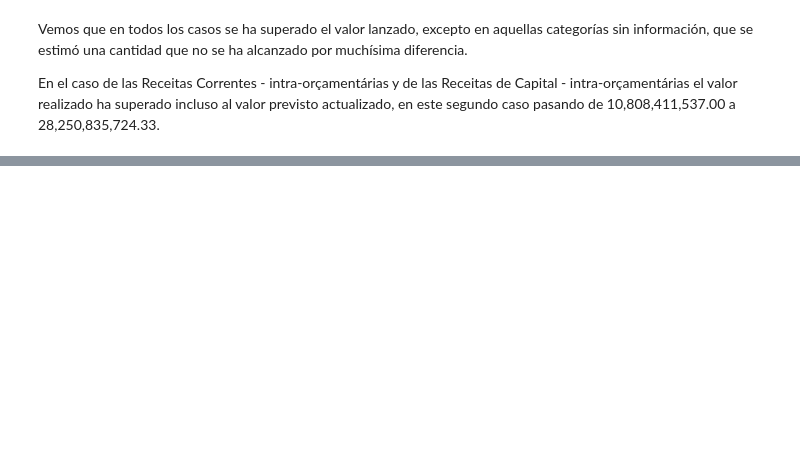
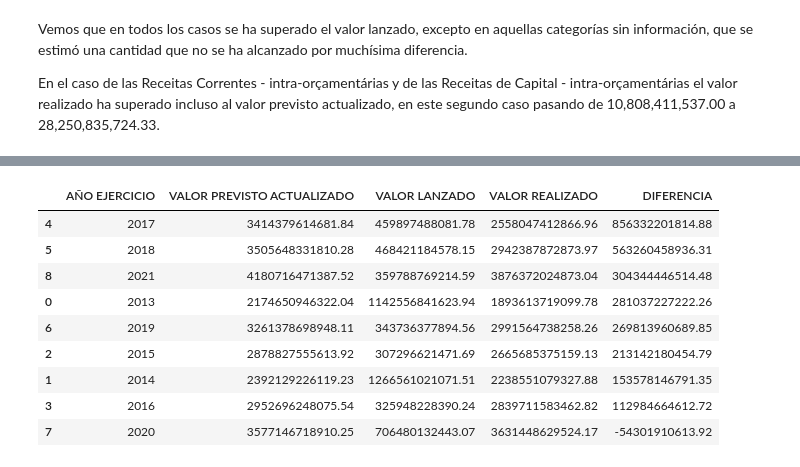
Before and after one commit to Gonzalo8julian/11.Proyecto2_EDA-Ingresos-Publicos-Brasil, a Jupyter notebook: 3.PROYECTO2_EDA.ipynb, the cells around one changed output, grey strips where cells are left out. Drawn from its saved outputs; the diff is of its cells as text; code cells hidden in the pictures; blank space fills up the shorter version.

```diff
--- a/3.PROYECTO2_EDA.ipynb
+++ b/3.PROYECTO2_EDA.ipynb
@@ -368,0 +378,16 @@ origen_ingresos.sort_values(by="DIFERENCIA", ascending=False)
+# %%
+tendencias_año = df.groupby("AÑO EJERCICIO")[["VALOR PREVISTO ACTUALIZADO","VALOR LANZADO","VALOR REALIZADO"]].sum()
+tendencias_año = tendencias_año.reset_index()
+tendencias_año["DIFERENCIA"] = tendencias_año["VALOR PREVISTO ACTUALIZADO"] - tendencias_año["VALOR REALIZADO"]
+tendencias_año.sort_values(by="DIFERENCIA", ascending=False)
+# %% [output]
+|  | AÑO EJERCICIO | VALOR PREVISTO ACTUALIZADO | VALOR LANZADO | VALOR REALIZADO | DIFERENCIA |
+| 4 | 2017 | 3414379614681.84 | 459897488081.78 | 2558047412866.96 | 856332201814.88 |
+| 5 | 2018 | 3505648331810.28 | 468421184578.15 | 2942387872873.97 | 563260458936.31 |
+| 8 | 2021 | 4180716471387.52 | 359788769214.59 | 3876372024873.04 | 304344446514.48 |
+| 0 | 2013 | 2174650946322.04 | 1142556841623.94 | 1893613719099.78 | 281037227222.26 |
+| 6 | 2019 | 3261378698948.11 | 343736377894.56 | 2991564738258.26 | 269813960689.85 |
+| 2 | 2015 | 2878827555613.92 | 307296621471.69 | 2665685375159.13 | 213142180454.79 |
+| 1 | 2014 | 2392129226119.23 | 1266561021071.51 | 2238551079327.88 | 153578146791.35 |
+| 3 | 2016 | 2952696248075.54 | 325948228390.24 | 2839711583462.82 | 112984664612.72 |
+| 7 | 2020 | 3577146718910.25 | 706480132443.07 | 3631448629524.17 | -54301910613.92 |
```
Also changed, not shown: parts of 7 cells of this notebook, 2 other files.
